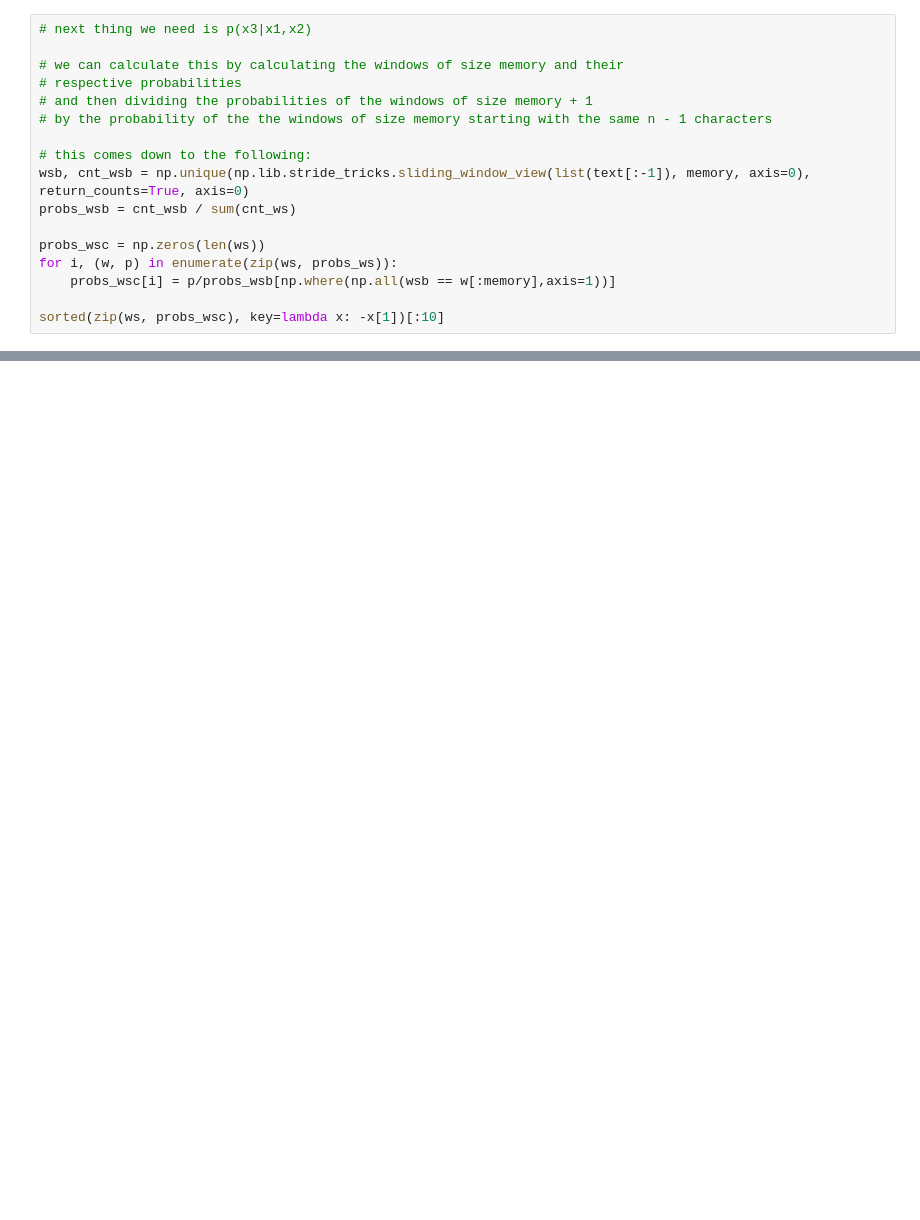
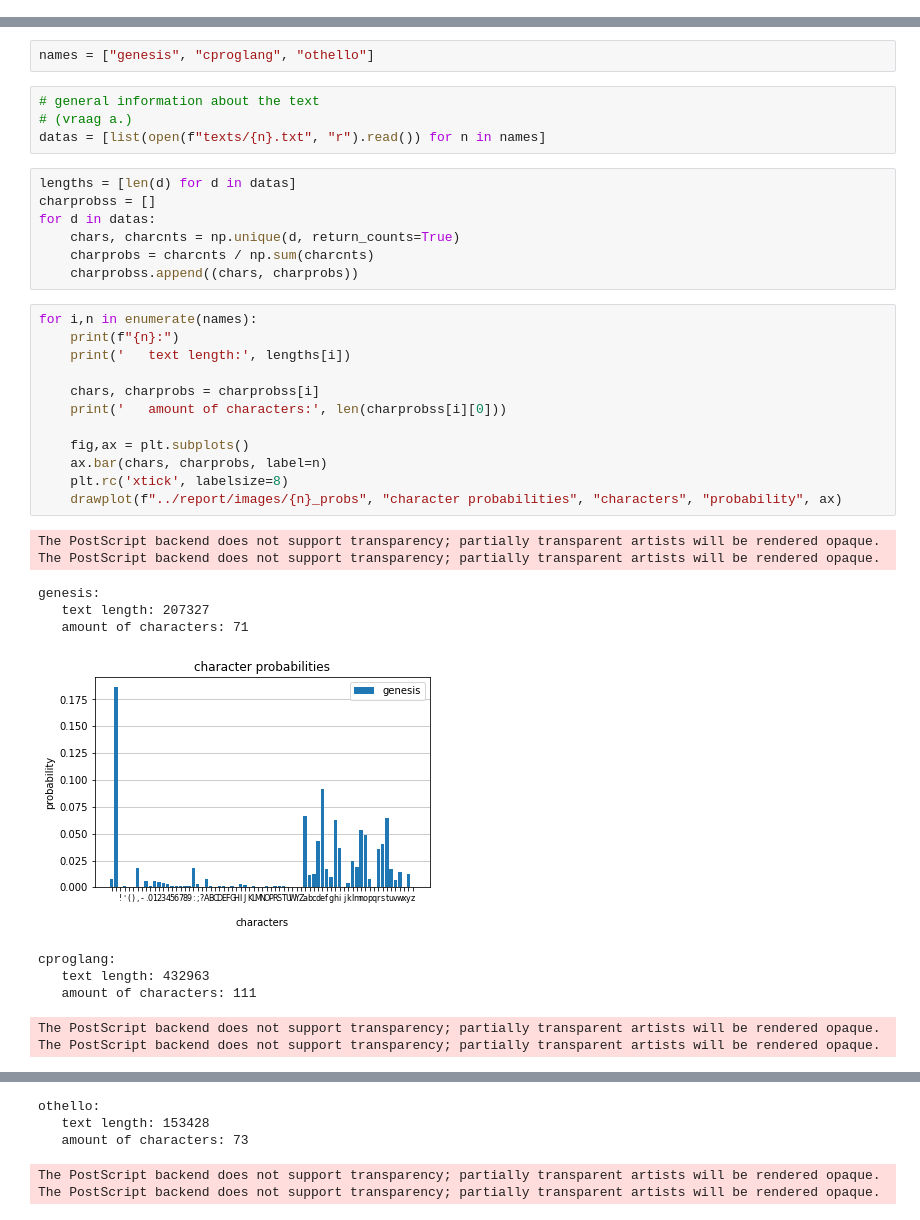
Before and after one commit to eliasnijs/entropy-in-texts, a Jupyter notebook: code/practicum1_entropie.ipynb, the cells around one changed output, grey strips where cells are left out. Saved outputs shown, nothing was run; the diff lists cells and outputs as text; blank space fills up the shorter version.

```diff
--- a/code/practicum1_entropie.ipynb
+++ b/code/practicum1_entropie.ipynb
@@ -253,17 +0,0 @@ sorted(zip(ws, probs_ws), key=lambda x: -x[1])[:10]
-# %%
-# next thing we need is p(x3|x1,x2)
-
-# we can calculate this by calculating the windows of size memory and their
-# respective probabilities
-# and then dividing the probabilities of the windows of size memory + 1
-# by the probability of the the windows of size memory starting with the same n - 1 characters
-
-# this comes down to the following:
-wsb, cnt_wsb = np.unique(np.lib.stride_tricks.sliding_window_view(list(text[:-1]), memory, axis=0), return_counts=True, axis=0)
-probs_wsb = cnt_wsb / sum(cnt_ws)
-
-probs_wsc = np.zeros(len(ws))
-for i, (w, p) in enumerate(zip(ws, probs_ws)):
-    probs_wsc[i] = p/probs_wsb[np.where(np.all(wsb == w[:memory],axis=1))]
-
-sorted(zip(ws, probs_wsc), key=lambda x: -x[1])[:10]
@@ -320,0 +37,37 @@ rs
+# %%
+names = ["genesis", "cproglang", "othello"]
+# %%
+# general information about the text
+# (vraag a.)
+datas = [list(open(f"texts/{n}.txt", "r").read()) for n in names]
+# %%
+lengths = [len(d) for d in datas]
+charprobss = []
+for d in datas:
+    chars, charcnts = np.unique(d, return_counts=True)
+    charprobs = charcnts / np.sum(charcnts)
+    charprobss.append((chars, charprobs))
+# %%
+for i,n in enumerate(names):
+    print(f"{n}:")
+    print('   text length:', lengths[i])
+
+    chars, charprobs = charprobss[i]
+    print('   amount of characters:', len(charprobss[i][0]))
+
+    fig,ax = plt.subplots()
+    ax.bar(chars, charprobs, label=n)
+    plt.rc('xtick', labelsize=8)
+    drawplot(f"../report/images/{n}_probs", "character probabilities", "characters", "probability", ax)
+# %% [output]
+The PostScript backend does not support transparency; partially transparent artists will be rendered opaque.
+The PostScript backend does not support transparency; partially transparent artists will be rendered opaque.
+genesis:
+   text length: 207327
+   amount of characters: 71
+[figure, added]
+cproglang:
+   text length: 432963
+   amount of characters: 111
+The PostScript backend does not support transparency; partially transparent artists will be rendered opaque.
+The PostScript backend does not support transparency; partially transparent artists will be rendered opaque.
@@ -320,0 +75,5 @@ rs
+othello:
+   text length: 153428
+   amount of characters: 73
+The PostScript backend does not support transparency; partially transparent artists will be rendered opaque.
+The PostScript backend does not support transparency; partially transparent artists will be rendered opaque.
```
Also changed, not shown: parts of 39 cells of this notebook, 39 other files.
